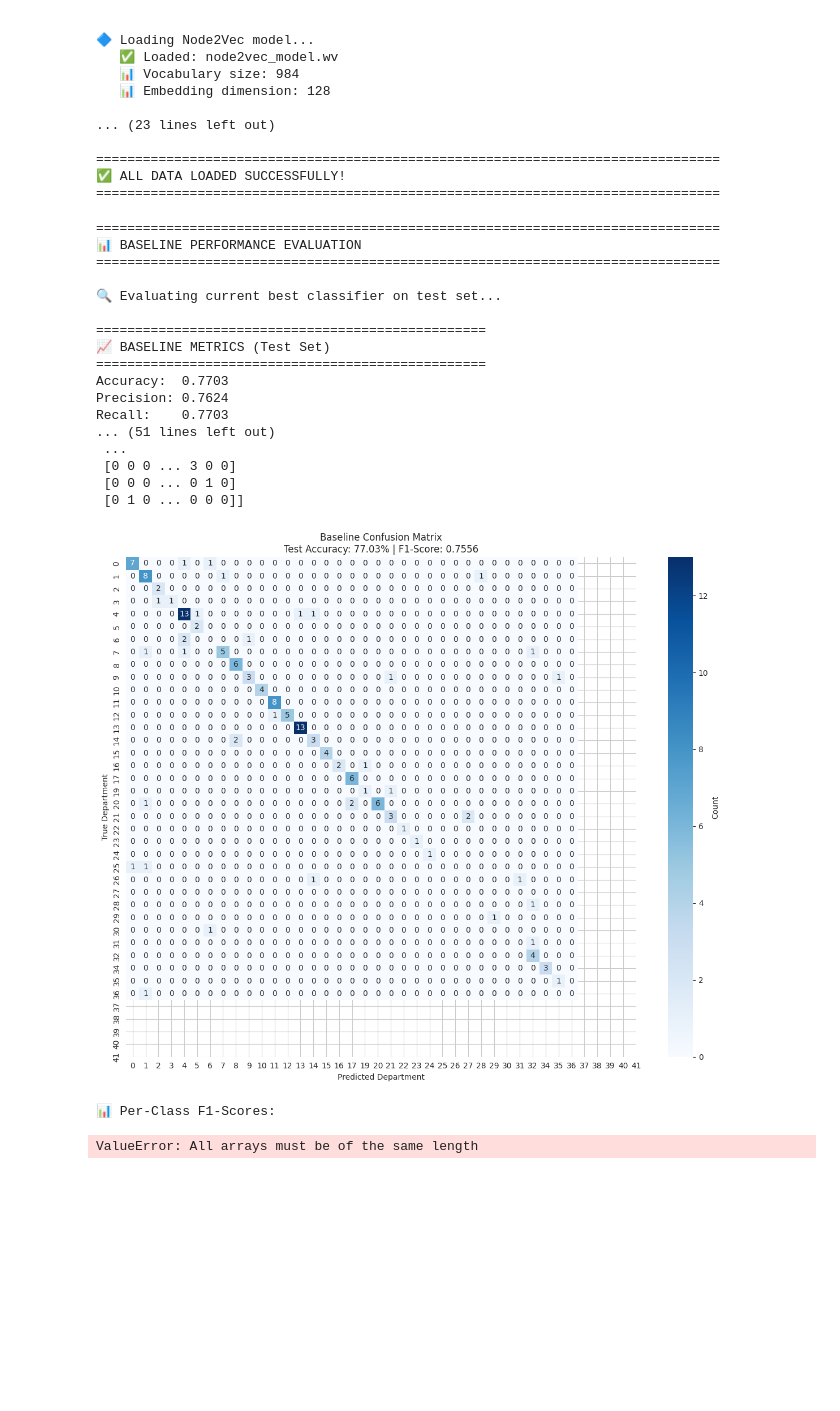
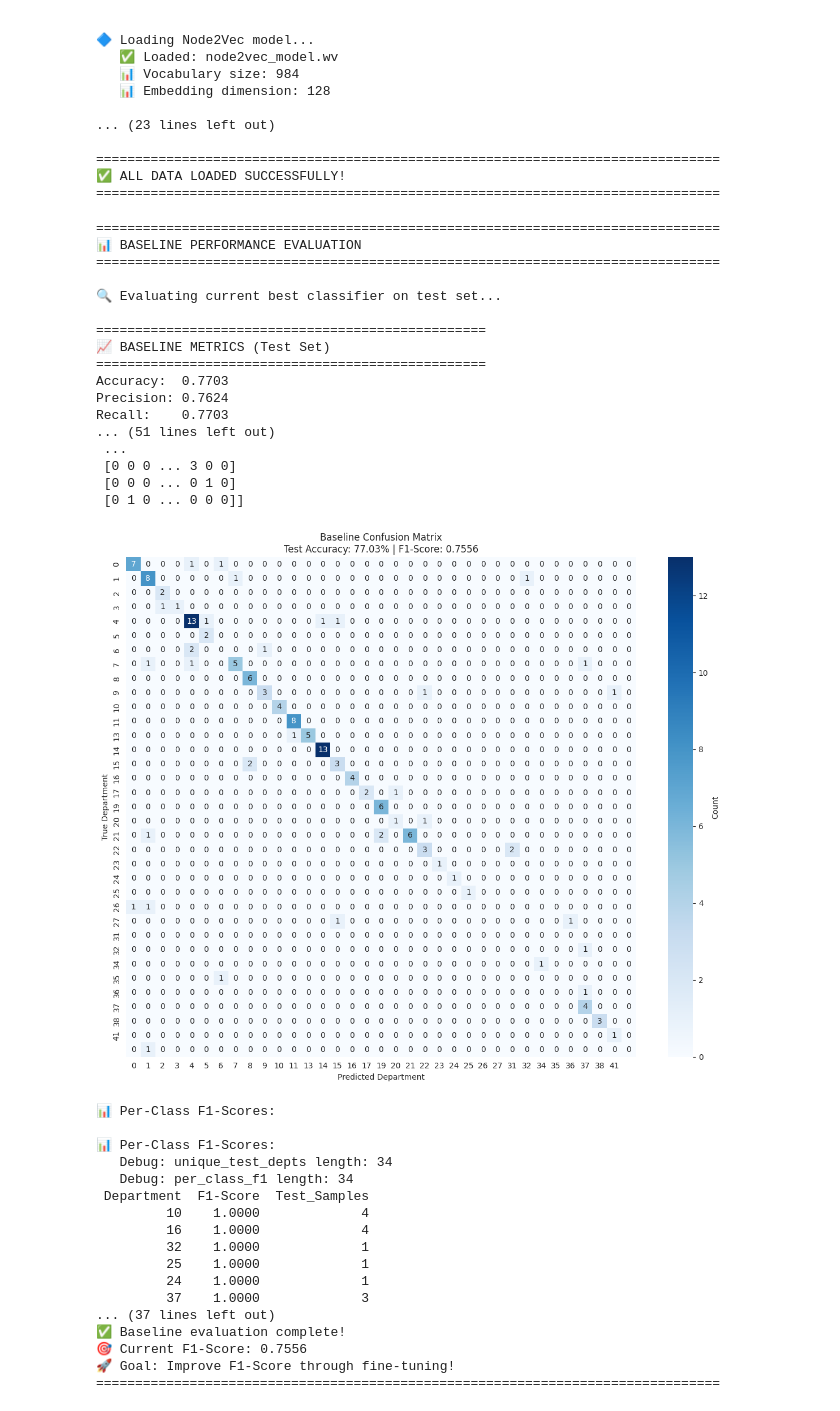
Before and after one commit to sahki-abderrahemane/email-eu-graph-platform, a Jupyter notebook: notebooks/fine_tuning_classification.ipynb, the cells around one changed output. Saved outputs shown, nothing was run; the diff lists cells and outputs as text; code cells hidden in the pictures; blank space fills up the shorter version.

Commit message:
fine tuning classification model as much as possible

```diff
--- a/notebooks/fine_tuning_classification.ipynb
+++ b/notebooks/fine_tuning_classification.ipynb
@@ -344,8 +356,8 @@ print(cm)
 # Plot confusion matrix
 plt.figure(figsize=(12, 10))
 sns.heatmap(cm, annot=True, fmt='d', cmap='Blues',
-            xticklabels=np.unique(y),
-            yticklabels=np.unique(y),
+            xticklabels=np.unique(y_test),  # Changed from y to y_test
+            yticklabels=np.unique(y_test),  # Changed from y to y_test
             cbar_kws={'label': 'Count'})
 plt.title(f'Baseline Confusion Matrix\nTest Accuracy: {test_acc:.2%} | F1-Score: {test_f1:.4f}')
 plt.ylabel('True Department')
@@ -354,12 +366,21 @@ plt.tight_layout()
 plt.show()
 
 # Per-class F1 scores
+print("\n📊 Per-Class F1-Scores:")# Per-class F1 scores
 print("\n📊 Per-Class F1-Scores:")
-per_class_f1 = f1_score(y_test, y_test_pred, average=None, zero_division=0)
+
+# Get per-class metrics with labels specified to ensure all classes are included
+unique_test_depts = np.unique(y_test)
+per_class_f1 = f1_score(y_test, y_test_pred, average=None, labels=unique_test_depts, zero_division=0)
+
+# Verify lengths match
+print(f"   Debug: unique_test_depts length: {len(unique_test_depts)}")
+print(f"   Debug: per_class_f1 length: {len(per_class_f1)}")
+
 class_f1_df = pd.DataFrame({
-    'Department': np.unique(y),
+    'Department': unique_test_depts,
     'F1-Score': per_class_f1,
-    'Samples': [sum(y_test == dept) for dept in np.unique(y)]
+    'Test_Samples': [sum(y_test == dept) for dept in unique_test_depts]
 }).sort_values('F1-Score', ascending=False)
 
 print(class_f1_df.to_string(index=False))
@@ -372,36 +393,53 @@ print(worst_classes.to_string(index=False))
 # Store baseline for comparison
 baseline_metrics = {
     'accuracy': test_acc,
     'precision': test_precision,
     'recall': test_recall,
     'f1_score': test_f1,
     'per_class_f1': per_class_f1.tolist(),
     'confusion_matrix': cm.tolist()
 }
 
 print("\n✅ Baseline evaluation complete!")
+print(f"🎯 Current F1-Score: {test_f1:.4f}")
+print(f"🚀 Goal: Improve F1-Score through fine-tuning!")
 print("=" * 80)
 # %% [output]
 ================================================================================
 📊 BASELINE PERFORMANCE EVALUATION
 ================================================================================
 
 🔍 Evaluating current best classifier on test set...
 
 ==================================================
 📈 BASELINE METRICS (Test Set)
 ==================================================
 Accuracy:  0.7703
 Precision: 0.7624
 Recall:    0.7703
 ... (51 lines left out)
  ...
  [0 0 0 ... 3 0 0]
  [0 0 0 ... 0 1 0]
  [0 1 0 ... 0 0 0]]
-[figure, old version]
+[figure, new version]
 📊 Per-Class F1-Scores:
+
+📊 Per-Class F1-Scores:
+   Debug: unique_test_depts length: 34
+   Debug: per_class_f1 length: 34
+ Department  F1-Score  Test_Samples
+         10    1.0000             4
+         16    1.0000             4
+         32    1.0000             1
+         25    1.0000             1
+         24    1.0000             1
+         37    1.0000             3
+... (37 lines left out)
+✅ Baseline evaluation complete!
+🎯 Current F1-Score: 0.7556
+🚀 Goal: Improve F1-Score through fine-tuning!
+================================================================================
-ValueError: All arrays must be of the same length
 # %%
 # ============================================================================
 # SECTION 7: DATA QUALITY CHECKS
```
Also changed, not shown: parts of 18 cells of this notebook, 8 other files.
